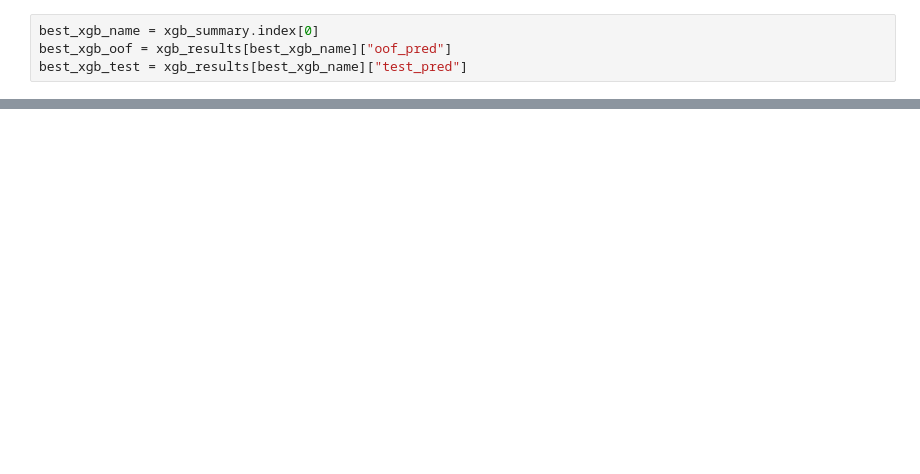
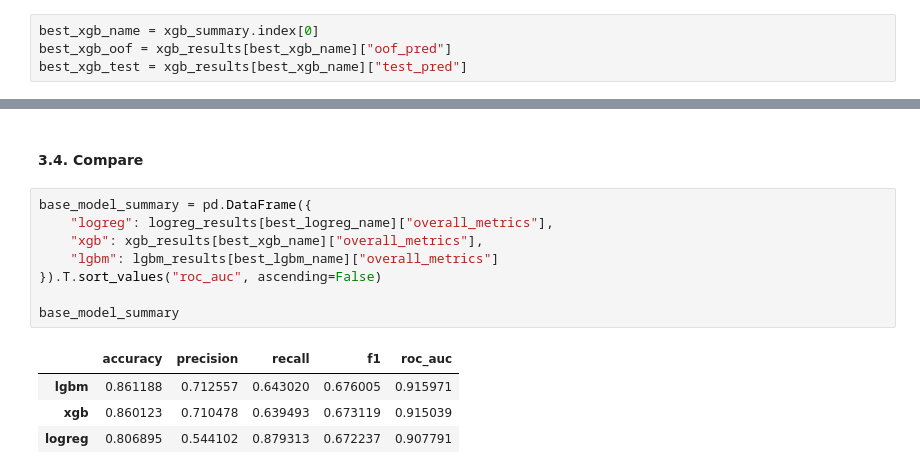
Before and after one commit to ManyYou/Predict-Customer-Churn-Kaggle-Competition, a Jupyter notebook: Machine_Learning.ipynb, the cells around one changed output, grey strips where cells are left out. Drawn from its saved outputs; the diff is of its cells as text; blank space fills up the shorter version.

```diff
--- a/Machine_Learning.ipynb
+++ b/Machine_Learning.ipynb
@@ -436,0 +554,15 @@ best_xgb_test = xgb_results[best_xgb_name]["test_pred"]
+# %% [markdown]
+#### 3.4. Compare
+# %%
+base_model_summary = pd.DataFrame({
+    "logreg": logreg_results[best_logreg_name]["overall_metrics"],
+    "xgb": xgb_results[best_xgb_name]["overall_metrics"],
+    "lgbm": lgbm_results[best_lgbm_name]["overall_metrics"]
+}).T.sort_values("roc_auc", ascending=False)
+
+base_model_summary
+# %% [output]
+|  | accuracy | precision | recall | f1 | roc_auc |
+| lgbm | 0.861188 | 0.712557 | 0.643020 | 0.676005 | 0.915971 |
+| xgb | 0.860123 | 0.710478 | 0.639493 | 0.673119 | 0.915039 |
+| logreg | 0.806895 | 0.544102 | 0.879313 | 0.672237 | 0.907791 |
```
Also changed, not shown: parts of 21 cells of this notebook, 2 other files.
